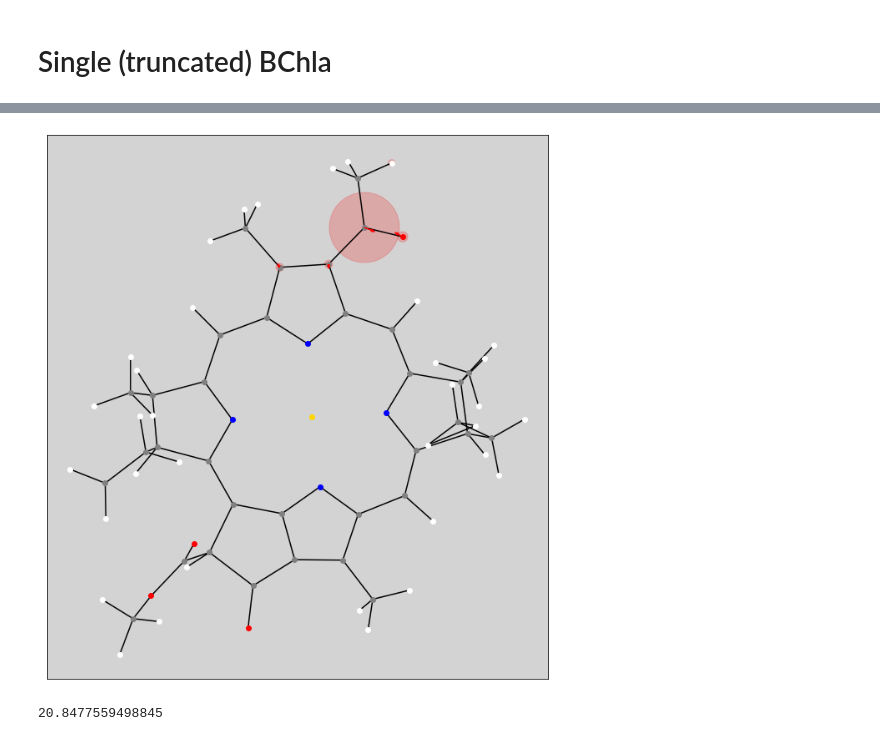
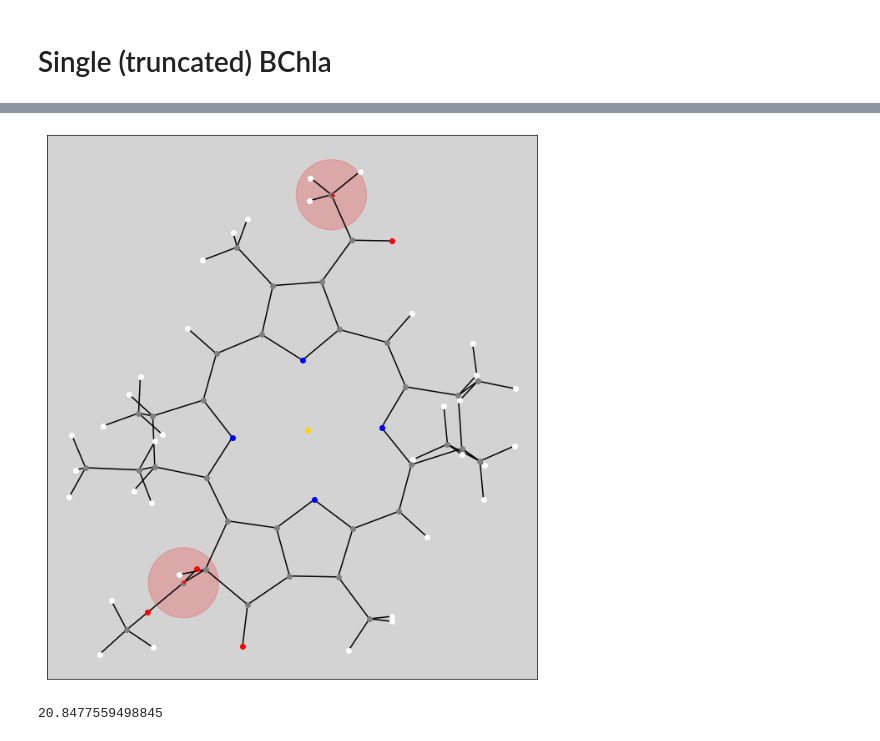
Before and after one commit to Oliver-Feighan/SpectralDensity, a Jupyter notebook: notebooks/Monomer.ipynb, the cells around one changed output, grey strips where cells are left out. Saved outputs shown, nothing was run; the diff lists cells and outputs as text; code cells hidden in the pictures.

```diff
--- a/notebooks/Monomer.ipynb
+++ b/notebooks/Monomer.ipynb
@@ -20,5 +15,5 @@ matplotlib.rc('font', **font)
 # %%
-all_coords = get_modes("../data/hessians/monomer_normal_modes.molden", 414, 140)
+all_coords = hessian.get_modes("../data/hessians/opt_truncated.molden", 231, 79)
 # %% [markdown]
 # Single (truncated) BChla
 # %%
@@ -52,19 +47,23 @@ fig.set_size_inches(12,12)
 # %%
 fig, ax = plt.subplots(1, 3)
 
-symbols = read_symbols("../data/hessians/opt_bchla.xyz")
+symbols = system.read_symbols("../data/hessians/opt_truncated.xyz")
 
-Mg_indices= get_indices(symbols, "Mg")
-N_indices = get_indices(symbols, "N")
-C_indices = get_indices(symbols, "C")
-O_indices = get_indices(symbols, "O")
-H_indices = get_indices(symbols, "H")
+print(len(symbols))
+
+Mg_indices= utils.get_indices(symbols, "Mg")
+N_indices = utils.get_indices(symbols, "N")
+C_indices = utils.get_indices(symbols, "C")
+O_indices = utils.get_indices(symbols, "O")
+H_indices = utils.get_indices(symbols, "H")
 
 Mg_max_disp= all_displacements[Mg_indices].max()
 N_max_disp = all_displacements[N_indices].max()
 C_max_disp = all_displacements[C_indices].max()
 O_max_disp = all_displacements[O_indices].max()
 H_max_disp = all_displacements[H_indices].max()
+
+print(all_displacements.shape)
 
 normalized_displacements = copy.copy(all_displacements)
 
@@ -101,11 +100,11 @@ cax = ax[2].imshow(correlation, origin='lower', cmap=plt.get_cmap('viridis'))#,
 #fig.colorbar(cax)
 
 def ticks(symbols):
-    Mg_indices= get_indices(symbols, "Mg")
-    N_indices = get_indices(symbols, "N")
-    C_indices = get_indices(symbols, "C")
-    O_indices = get_indices(symbols, "O")
-    H_indices = get_indices(symbols, "H")
+    Mg_indices= utils.get_indices(symbols, "Mg")
+    N_indices = utils.get_indices(symbols, "N")
+    C_indices = utils.get_indices(symbols, "C")
+    O_indices = utils.get_indices(symbols, "O")
+    H_indices = utils.get_indices(symbols, "H")
 
     lengths = [len(Mg_indices), len(N_indices), len(C_indices), len(O_indices), len(H_indices)]
 
@@ -141,34 +142,32 @@ fig.set_size_inches(45,15)
 # %%
-symbols = read_symbols("../data/hessians/opt_bchla.xyz")
+symbols = system.read_symbols("../data/hessians/opt_truncated.xyz")
 
-bchla_in_xy_plane, rotation_matrix = get_bchla_in_xy_plane()
+bchla_in_xy_plane, rotation_matrix = system.get_bchla_in_xy_plane("../data/hessians/opt_truncated.xyz")
 
 fig, ax = plt.subplots()
 
-plot_molecule(bchla_in_xy_plane, symbols, ax)
+system.plot_molecule(bchla_in_xy_plane, symbols, ax)
 
 max_mg_modes = np.argsort(Mg_displacements)[::-1]
 
-for m in [336]:
+[191, 192, 193, 194]
+for m in [192]:
     mode = normalized_displacements[:, m]
-    for n in range(140):
-        if n in phytol_indices():
-            continue
-
+    for n in range(n_atoms):
         circle = plt.Circle((bchla_in_xy_plane[n][0], bchla_in_xy_plane[n][1]), mode[n], color='r', alpha=0.2, zorder=0)
         ax.add_patch(circle)
 
         if mode[n] > 1e-1:
             disp_vec = np.matmul(rotation_matrix, np.array([all_coords[n][0][m], all_coords[n][1][m], all_coords[n][2][m]]))
 
-            ax.arrow(bchla_in_xy_plane[n][0], bchla_in_xy_plane[n][1], disp_vec[1], disp_vec[2], head_width=0.07, color='red')
+            ax.arrow(bchla_in_xy_plane[n][0], bchla_in_xy_plane[n][1], disp_vec[0], disp_vec[1], head_width=0.07, color='red')
 
 
 
 ax.set_yticks([])
 ax.set_xticks([])
 
 fig.set_size_inches(12,12)
 # %% [output]
-[figure, old version]
+[figure, new version]
 # %%
```
Also changed, not shown: parts of 8 cells of this notebook, 36 other files.
